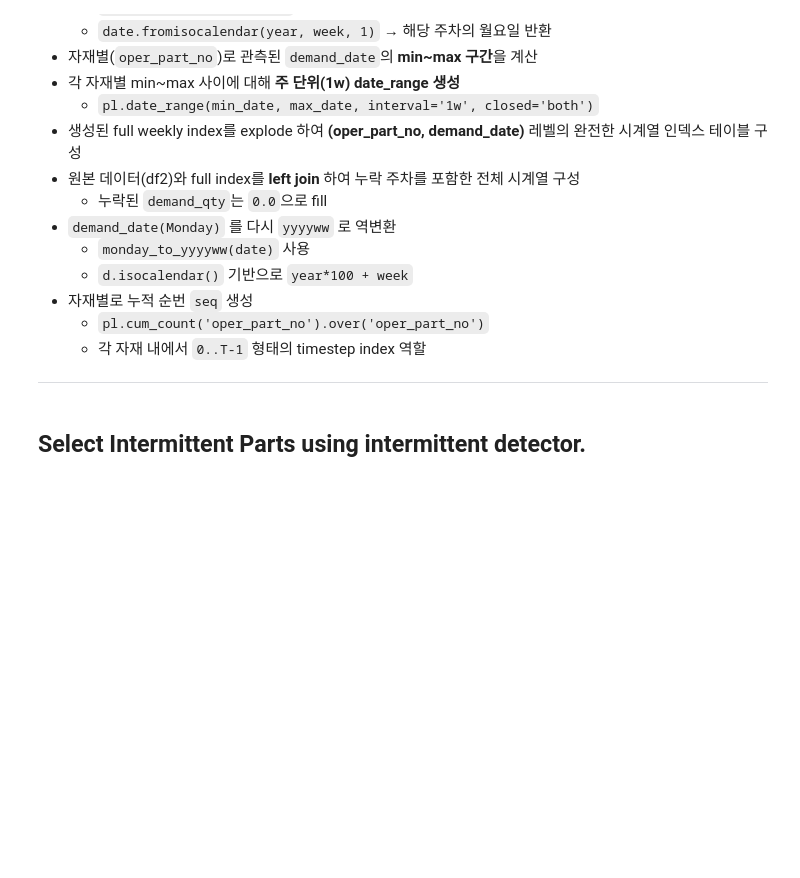
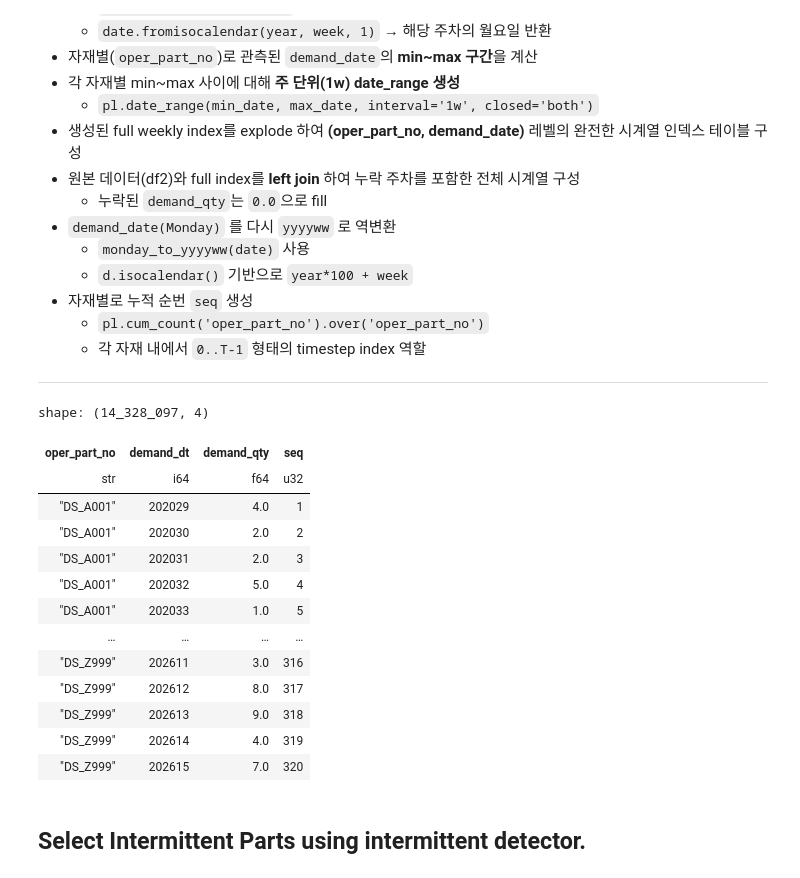
Before and after one commit to LeeKwanHyeong/paper_research, a Jupyter notebook: simple_lab_test/notebooks/preprocessing/data_preprocess.ipynb, the cells around one changed output. Drawn from its saved outputs; the diff is of its cells as text; code cells hidden in the pictures; blank space fills up the shorter version.

```diff
--- a/simple_lab_test/notebooks/preprocessing/data_preprocess.ipynb
+++ b/simple_lab_test/notebooks/preprocessing/data_preprocess.ipynb
@@ -76,7 +78,7 @@ def monday_to_yyyyww(d: date) -> int:
 
 
 df = (pl
-    .read_parquet(DIR + 'sample_data/target_dyn_demand.parquet')
+    .read_parquet(DIR + 'sample_data/tb_master_target.parquet')
     .sort(['oper_part_no', 'demand_dt'])
  )
 
@@ -93,33 +95,48 @@ full_index = (
        .agg(
             pl.date_range(
                 pl.col('demand_date').min(),
                 pl.col('demand_date').max(),
                 interval = '1w',
                 closed = 'both',
                 eager = False,
             ).alias('demand_date')
     )
     .explode('demand_date')
 )
 
 out = (
     full_index
         .join(df2.select(['oper_part_no', 'demand_date', 'demand_qty']),
               on = ['oper_part_no', 'demand_date'],
               how = 'left'
               )
         .with_columns(
             pl.col('demand_qty').fill_null(0.0),
             pl.col('demand_date')
               .map_elements(monday_to_yyyyww, return_dtype = pl.Int64)
               .alias('demand_dt'),
             pl.cum_count('oper_part_no').over('oper_part_no').alias('seq')
         )
         .select(['oper_part_no', 'demand_dt', 'demand_qty', 'seq'])
         .sort(['oper_part_no', 'demand_dt'])
 )
 
 out
+# %% [output]
+shape: (14_328_097, 4)
+| oper_part_no | demand_dt | demand_qty | seq |
+| str | i64 | f64 | u32 |
+| "DS_A001" | 202029 | 4.0 | 1 |
+| "DS_A001" | 202030 | 2.0 | 2 |
+| "DS_A001" | 202031 | 2.0 | 3 |
+| "DS_A001" | 202032 | 5.0 | 4 |
+| "DS_A001" | 202033 | 1.0 | 5 |
+| … | … | … | … |
+| "DS_Z999" | 202611 | 3.0 | 316 |
+| "DS_Z999" | 202612 | 8.0 | 317 |
+| "DS_Z999" | 202613 | 9.0 | 318 |
+| "DS_Z999" | 202614 | 4.0 | 319 |
+| "DS_Z999" | 202615 | 7.0 | 320 |
 # %% [markdown]
 ## Select Intermittent Parts using intermittent detector.
 # %%
```
Also changed, not shown: parts of 14 cells of this notebook, 13 other files.
